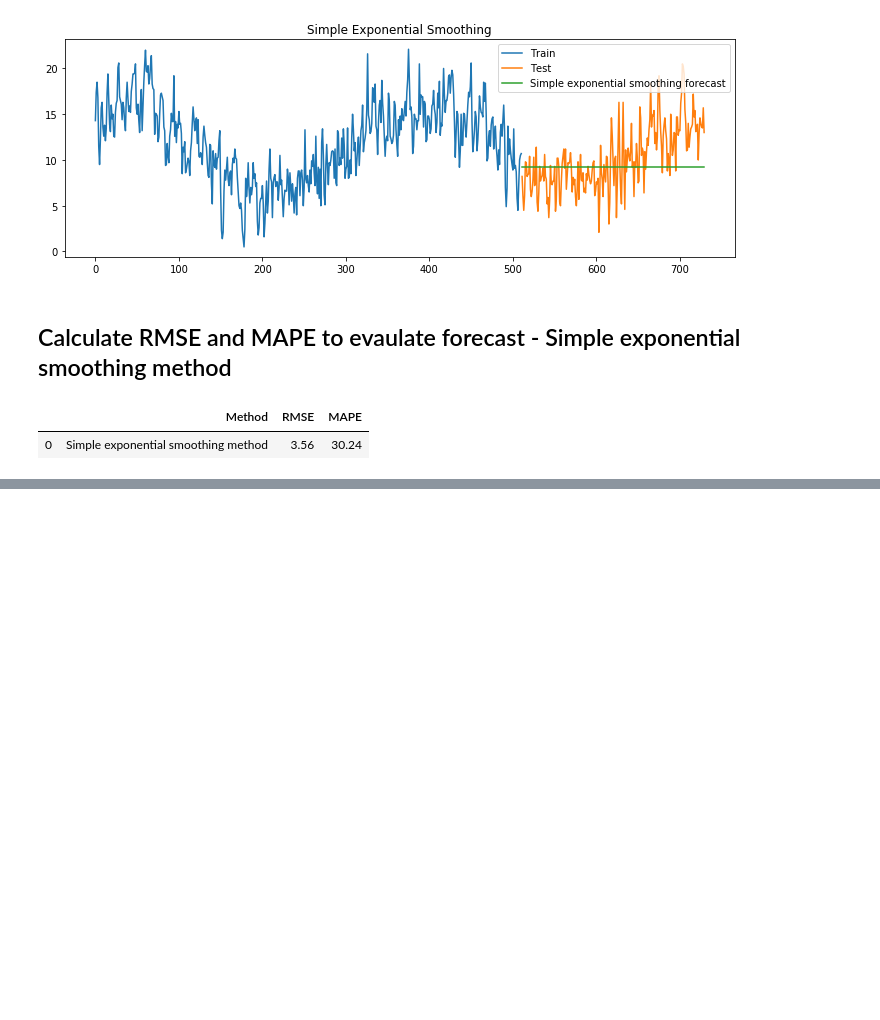
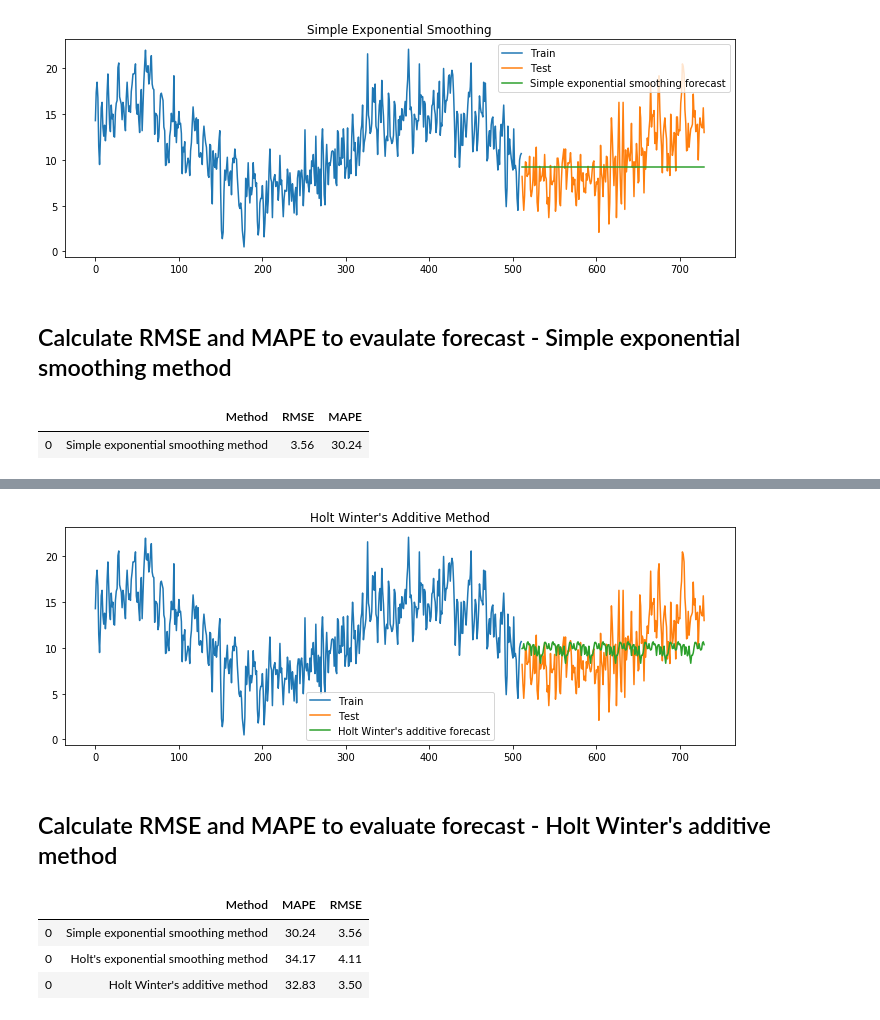
Before and after one commit to HitiTaneja/Time-Series-Forecasting, a Jupyter notebook: Time Series Foreasting.ipynb, the cells around one changed output, grey strips where cells are left out. Drawn from its saved outputs; the diff is of its cells as text; code cells hidden in the pictures; blank space fills up the shorter version.

```diff
--- a/Time Series Foreasting.ipynb
+++ b/Time Series Foreasting.ipynb
@@ -519,0 +656,6 @@ results
+# %%
+y_hat_hwa = test.copy()
+model = ExponentialSmoothing(np.asarray(train['Temperature(Min)']), seasonal_periods=30, trend='add',seasonal='add')
+model_fit = model.fit(optimized=True)
+print(model_fit.params)
+y_hat_hwa['hwa_forecast'] = model_fit.forecast(219)
@@ -519,0 +669,25 @@ results
+# %%
+plt.figure(figsize=(12,4))
+plt.plot(train['Temperature(Min)'], label='Train')
+plt.plot(test['Temperature(Min)'], label='Test')
+plt.plot(y_hat_hwa['hwa_forecast'], label='Holt Winter\'s additive forecast')
+plt.legend(loc='best')
+plt.title('Holt Winter\'s Additive Method')
+plt.show()
+# %% [output]
+[figure, added]
+# %% [markdown]
+## Calculate RMSE and MAPE to evaluate forecast - Holt Winter's additive method
+# %%
+rmse = np.sqrt(mean_squared_error(test['Temperature(Min)'], y_hat_hwa['hwa_forecast'])).round(2)
+mape = np.round(np.mean(np.abs(test['Temperature(Min)']-y_hat_hwa['hwa_forecast'])/test['Temperature(Min)'])*100,2)
+
+tempResults = pd.DataFrame({'Method': ['Holt Winter\'s additive method'], 'MAPE': [mape], 'RMSE': [rmse]})
+results = pd.concat([results,tempResults])
+results = results[['Method', 'MAPE', 'RMSE']]
+results
+# %% [output]
+|  | Method | MAPE | RMSE |
+| 0 | Simple exponential smoothing method | 30.24 | 3.56 |
+| 0 | Holt's exponential smoothing method | 34.17 | 4.11 |
+| 0 | Holt Winter's additive method | 32.83 | 3.50 |
```
Also changed, not shown: parts of 17 cells of this notebook.
